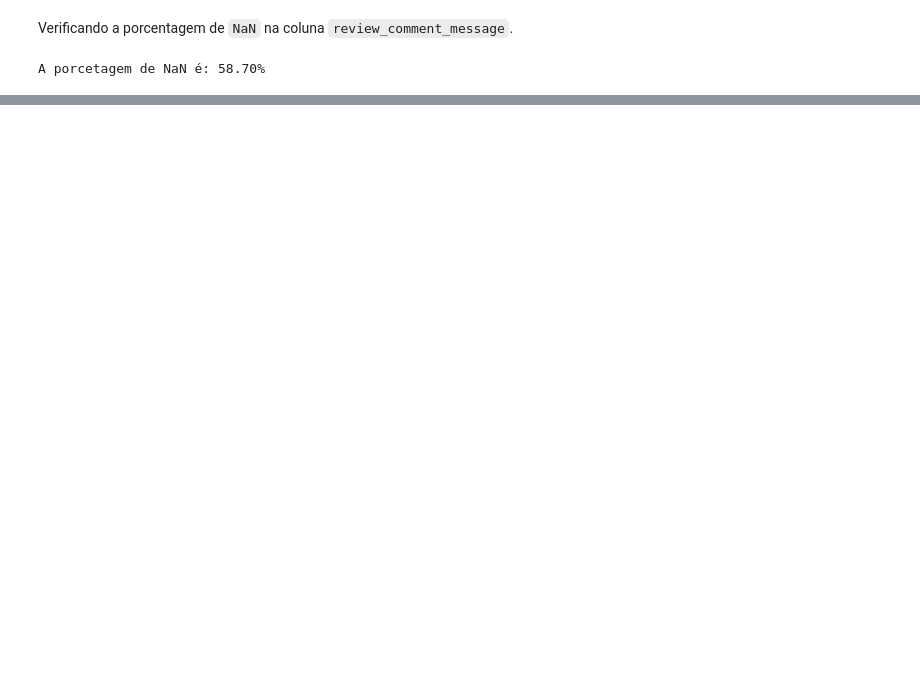
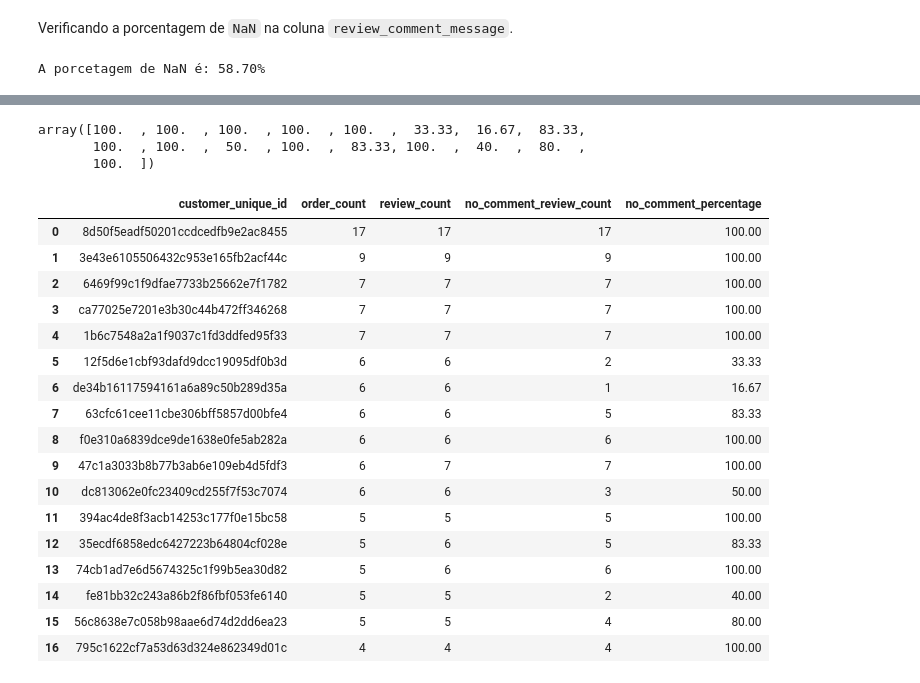
Before and after one commit to PurpleLobster31/ADA_analise_de_vendas, a Jupyter notebook: src/analise_vendas.ipynb, the cells around one changed output, grey strips where cells are left out. Drawn from its saved outputs; the diff is of its cells as text; code cells hidden in the pictures; blank space fills up the shorter version.

```diff
--- a/src/analise_vendas.ipynb
+++ b/src/analise_vendas.ipynb
@@ -348,0 +583,3 @@ A porcetagem de NaN é: 58.70%
+# %%
+mask = df_top_20_reviews['review_comment_message'] == 'no comments left by customer.'
+mask
@@ -348,0 +599,3 @@ A porcetagem de NaN é: 58.70%
+# %%
+top_20_nocomments_count = df_top_20_reviews[mask].groupby('customer_unique_id')['review_comment_message'].count().reset_index().sort_values('review_comment_message', ascending=False)
+top_20_nocomments_count
@@ -348,0 +621,4 @@ A porcetagem de NaN é: 58.70%
+# %%
+df_top_20_info = df_top_20_info.merge(top_20_nocomments_count, on='customer_unique_id')
+df_top_20_info.rename(columns={'review_comment_message':'no_comment_review_count'}, inplace=True)
+df_top_20_info
@@ -348,0 +644,29 @@ A porcetagem de NaN é: 58.70%
+# %%
+no_comment_percentage = np.array((100*df_top_20_info['no_comment_review_count']/df_top_20_info['review_count']).round(2))
+no_comment_percentage
+# %% [output]
+array([100.  , 100.  , 100.  , 100.  , 100.  ,  33.33,  16.67,  83.33,
+       100.  , 100.  ,  50.  , 100.  ,  83.33, 100.  ,  40.  ,  80.  ,
+       100.  ])
+# %%
+df_top_20_info['no_comment_percentage'] = no_comment_percentage
+df_top_20_info
+# %% [output]
+|  | customer_unique_id | order_count | review_count | no_comment_review_count | no_comment_percentage |
+| 0 | 8d50f5eadf50201ccdcedfb9e2ac8455 | 17 | 17 | 17 | 100.00 |
+| 1 | 3e43e6105506432c953e165fb2acf44c | 9 | 9 | 9 | 100.00 |
+| 2 | 6469f99c1f9dfae7733b25662e7f1782 | 7 | 7 | 7 | 100.00 |
+| 3 | ca77025e7201e3b30c44b472ff346268 | 7 | 7 | 7 | 100.00 |
+| 4 | 1b6c7548a2a1f9037c1fd3ddfed95f33 | 7 | 7 | 7 | 100.00 |
+| 5 | 12f5d6e1cbf93dafd9dcc19095df0b3d | 6 | 6 | 2 | 33.33 |
+| 6 | de34b16117594161a6a89c50b289d35a | 6 | 6 | 1 | 16.67 |
+| 7 | 63cfc61cee11cbe306bff5857d00bfe4 | 6 | 6 | 5 | 83.33 |
+| 8 | f0e310a6839dce9de1638e0fe5ab282a | 6 | 6 | 6 | 100.00 |
+| 9 | 47c1a3033b8b77b3ab6e109eb4d5fdf3 | 6 | 7 | 7 | 100.00 |
+| 10 | dc813062e0fc23409cd255f7f53c7074 | 6 | 6 | 3 | 50.00 |
+| 11 | 394ac4de8f3acb14253c177f0e15bc58 | 5 | 5 | 5 | 100.00 |
+| 12 | 35ecdf6858edc6427223b64804cf028e | 5 | 6 | 5 | 83.33 |
+| 13 | 74cb1ad7e6d5674325c1f99b5ea30d82 | 5 | 6 | 6 | 100.00 |
+| 14 | fe81bb32c243a86b2f86fbf053fe6140 | 5 | 5 | 2 | 40.00 |
+| 15 | 56c8638e7c058b98aae6d74d2dd6ea23 | 5 | 5 | 4 | 80.00 |
+| 16 | 795c1622cf7a53d63d324e862349d01c | 4 | 4 | 4 | 100.00 |
```
Also changed, not shown: parts of 26 cells of this notebook, 6 other files.
